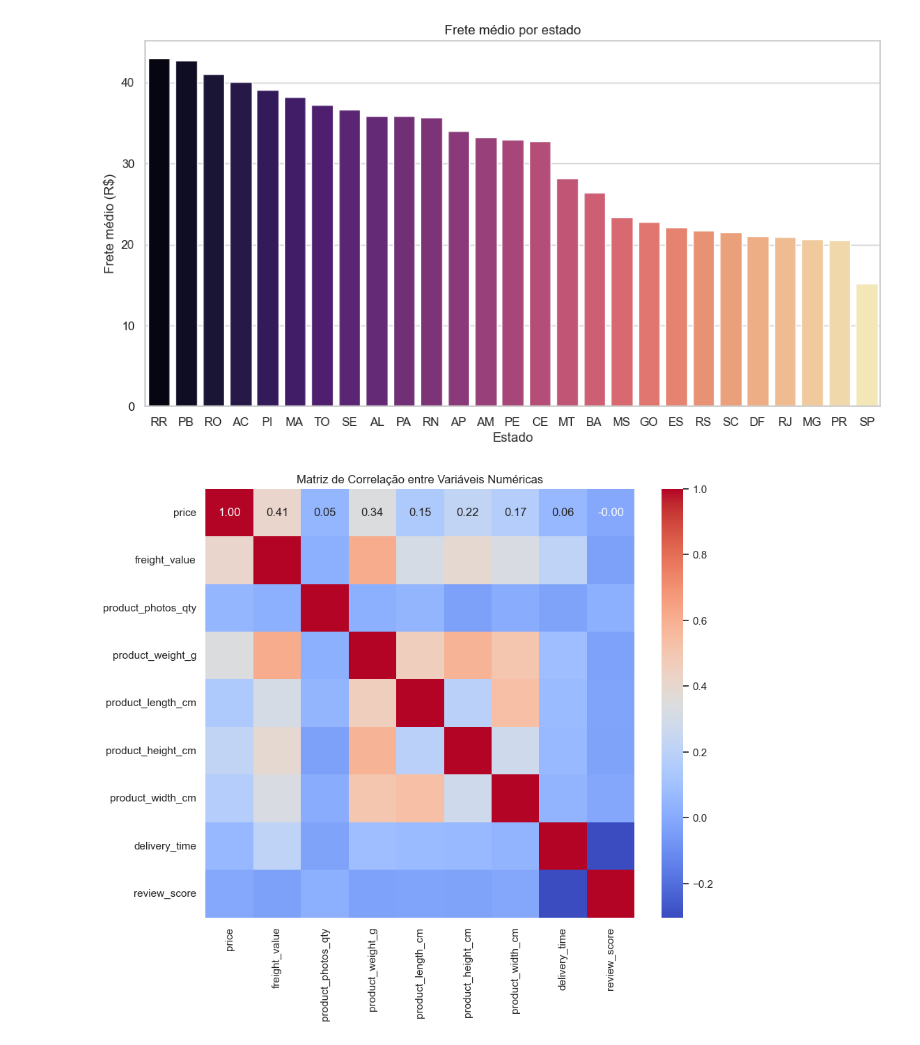
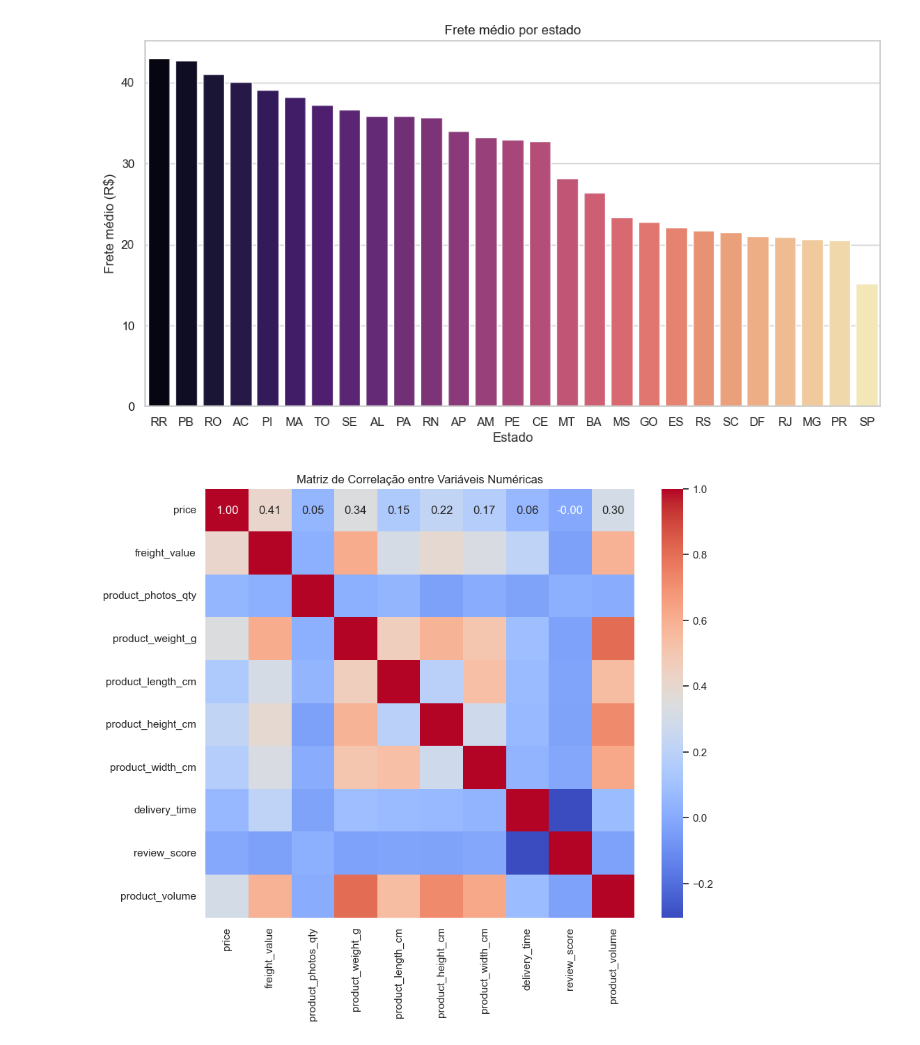
Before and after one commit to edilton-bs/projeto-analisepreditivavendas, a Jupyter notebook: notebooks/01_data_preprocessing_eda.ipynb.ipynb, the cells around one changed output. Drawn from its saved outputs; the diff is of its cells as text; code cells hidden in the pictures.

```diff
--- a/notebooks/01_data_preprocessing_eda.ipynb.ipynb
+++ b/notebooks/01_data_preprocessing_eda.ipynb.ipynb
@@ -287,27 +271,30 @@ plt.show()
 # %%
 # Fazer o merge entre os datasets
 merged_df = pd.merge(orders_items_df, products_df, on='product_id', how='inner')
 merged_df = pd.merge(merged_df, orders_df, on='order_id', how='inner')
 merged_df = pd.merge(merged_df, reviews_df, on='order_id', how='inner')
 
 # criar uma nova coluna: tempo de entrega
 merged_df['order_purchase_timestamp'] = pd.to_datetime(merged_df['order_purchase_timestamp'])
 merged_df['order_delivered_customer_date'] = pd.to_datetime(merged_df['order_delivered_customer_date'])
 merged_df['delivery_time'] = (merged_df['order_delivered_customer_date'] - merged_df['order_purchase_timestamp']).dt.days
 
+# criando feature volume do produto
+merged_df['product_volume'] = merged_df['product_length_cm'] * merged_df['product_height_cm'] * merged_df['product_width_cm']
+
 
 # Selecionar apenas colunas numéricas relevantes
 correlation_df = merged_df[['price', 'freight_value', 'product_photos_qty',
                             'product_weight_g', 'product_length_cm',
-                            'product_height_cm', 'product_width_cm', 'delivery_time', 'review_score']]
+                            'product_height_cm', 'product_width_cm', 'delivery_time', 'review_score', 'product_volume']]
 
 # Criar a matriz de correlação
 corr_matrix = correlation_df.corr()
 
 # Plotar o heatmap
 plt.figure(figsize=(10,8))
 sns.heatmap(corr_matrix, annot=True, cmap="coolwarm", fmt=".2f", square=True)
 plt.title("Matriz de Correlação entre Variáveis Numéricas")
 plt.show()
 # %% [output]
-[figure, old version]
+[figure, new version]
```
Also changed, not shown: parts of 1 cell of this notebook, 2 other files.
